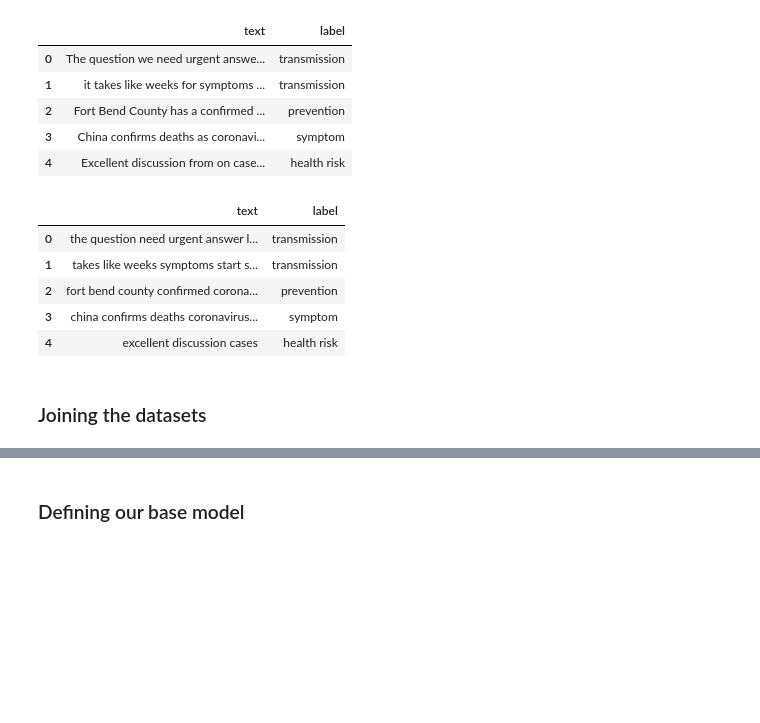
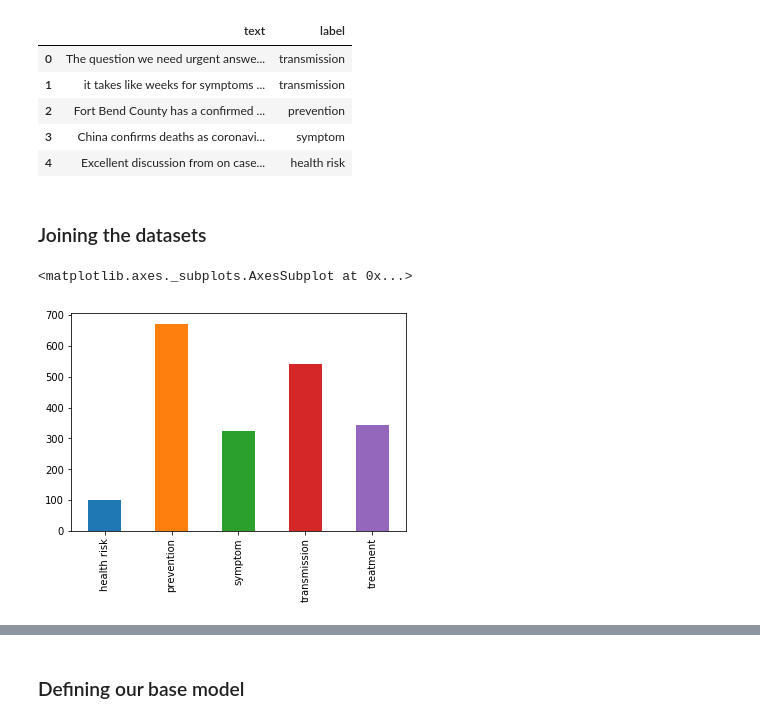
Before and after one commit to samOpare/classification-with-BERT, a Jupyter notebook: main.ipynb, the cells around one changed output, grey strips where cells are left out. Saved outputs shown, nothing was run; the diff lists cells and outputs as text; code cells hidden in the pictures; blank space fills up the shorter version.

```diff
--- a/main.ipynb
+++ b/main.ipynb
@@ -347,12 +340,3 @@ tweet_data['text'] = tweet_data.apply(stopword_remover,axis = 1)
 tweet_data['text'] = tweet_data['text'].str.lower().str.strip()
 # %%
 #tweet_data['text'].str.replace('[^\w\s]',' ').str.replace('\s\s+', ' ')
-# %%
-tweet_data.head()
-# %% [output]
-|  | text | label |
-| 0 | the question need urgent answer l... | transmission |
-| 1 | takes like weeks symptoms start s... | transmission |
-| 2 | fort bend county confirmed corona... | prevention |
-| 3 | china confirms deaths coronavirus... | symptom |
-| 4 | excellent discussion cases | health risk |
@@ -360,0 +349,5 @@ tweet_data.head()
+# %%
+tweet_data['label'].value_counts().sort_index().plot.bar()
+# %% [output]
+<matplotlib.axes._subplots.AxesSubplot at 0x...>
+[figure, added]
```
Also changed, not shown: parts of 12 cells of this notebook.
